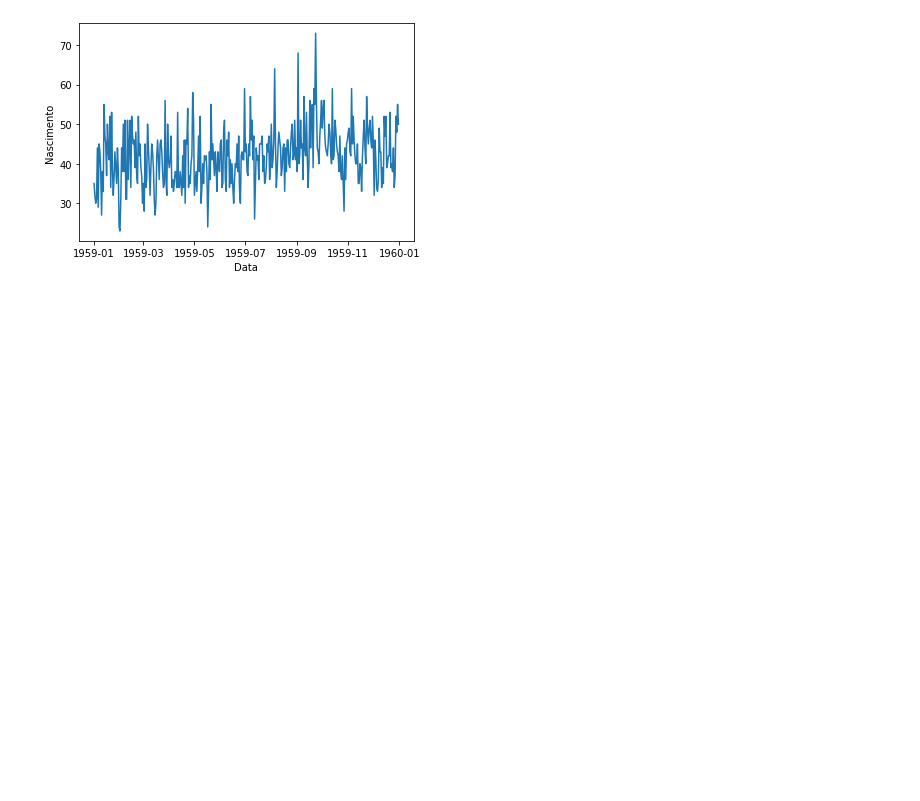
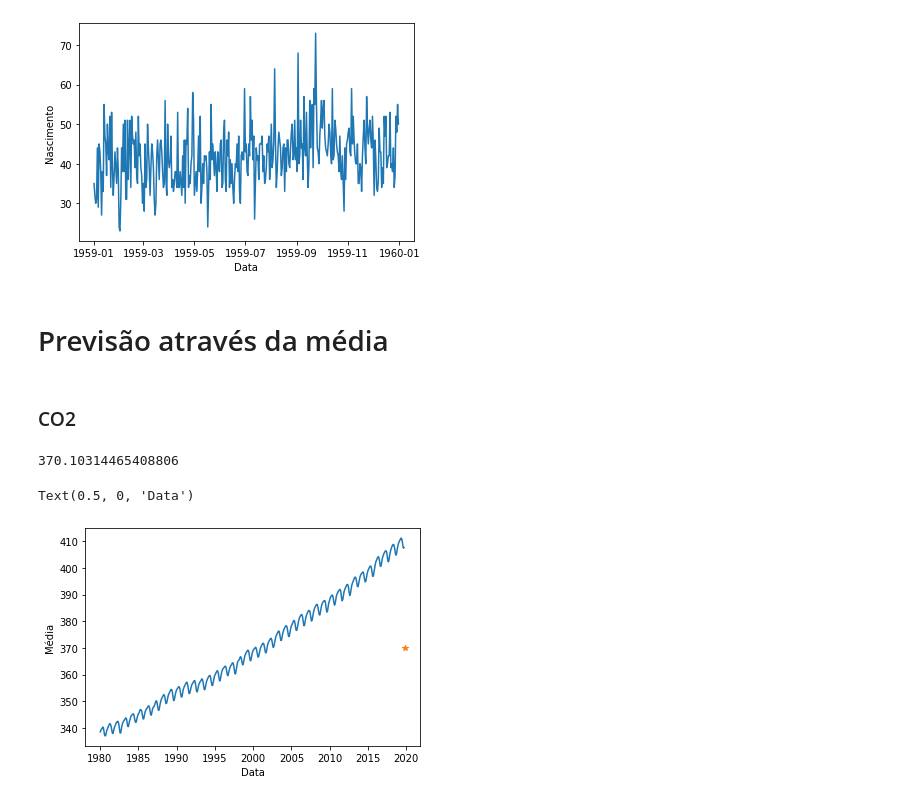
Before and after one commit to dieinimymaganha/time_series, a Jupyter notebook: Time Series Forecast.ipynb, the cells around one changed output. Saved outputs shown, nothing was run; the diff lists cells and outputs as text; code cells hidden in the pictures; blank space fills up the shorter version.

Commit message:
Previsão através da média

```diff
--- a/Time Series Forecast.ipynb
+++ b/Time Series Forecast.ipynb
@@ -50,3 +51,22 @@ plt.xlabel('Data')
 # %% [output]
 Text(0.5, 0, 'Data')
 [figure]
+# %% [markdown]
+# Previsão através da média
+# %% [markdown]
+### CO2
+# %%
+media_carb = np.mean(co2.media)
+media_carb
+# %% [output]
+370.10314465408806
+# %%
+dt_carb = co2.data[1] - co2.data[0]
+# %%
+plt.plot(co2.data, co2.media)
+plt.plot(co2.iloc[-1,0] + dt_carb, media_carb,'*')
+plt.ylabel('Média')
+plt.xlabel('Data')
+# %% [output]
+Text(0.5, 0, 'Data')
+[figure, added]
```
Also changed, not shown: parts of 7 cells of this notebook.
